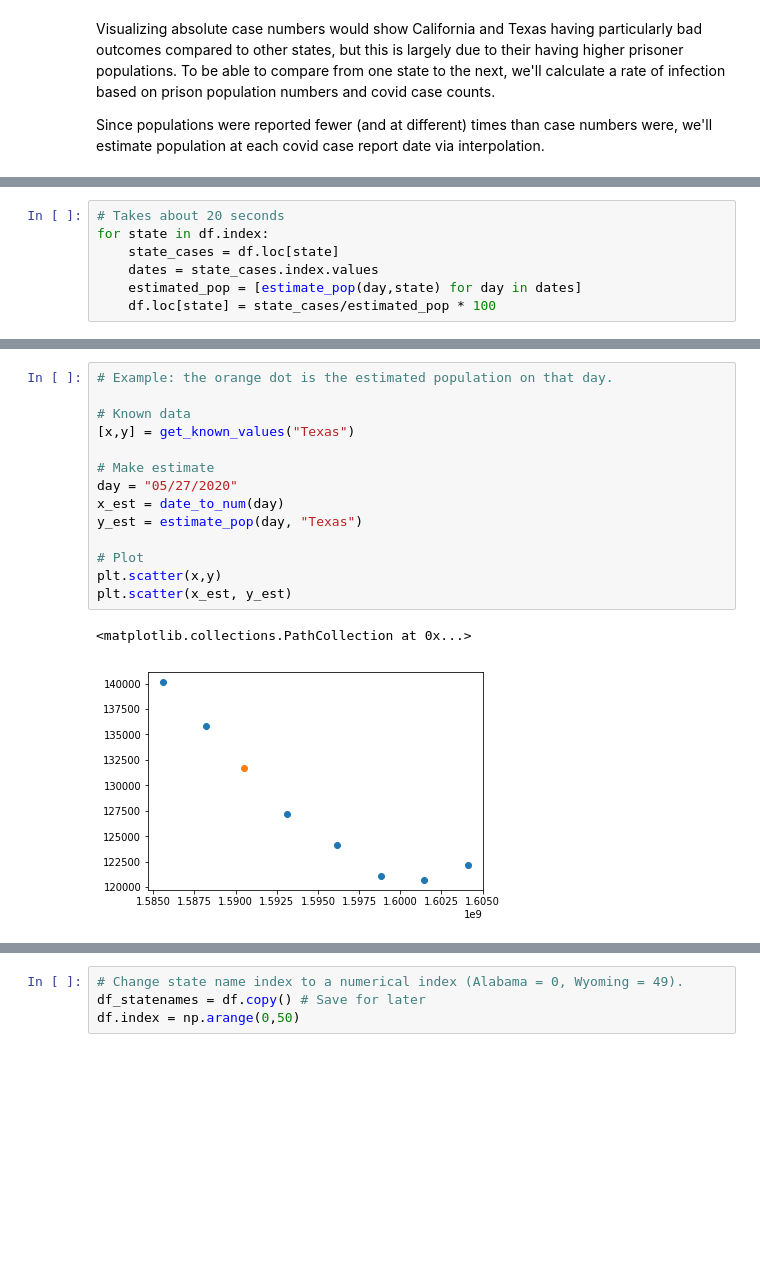
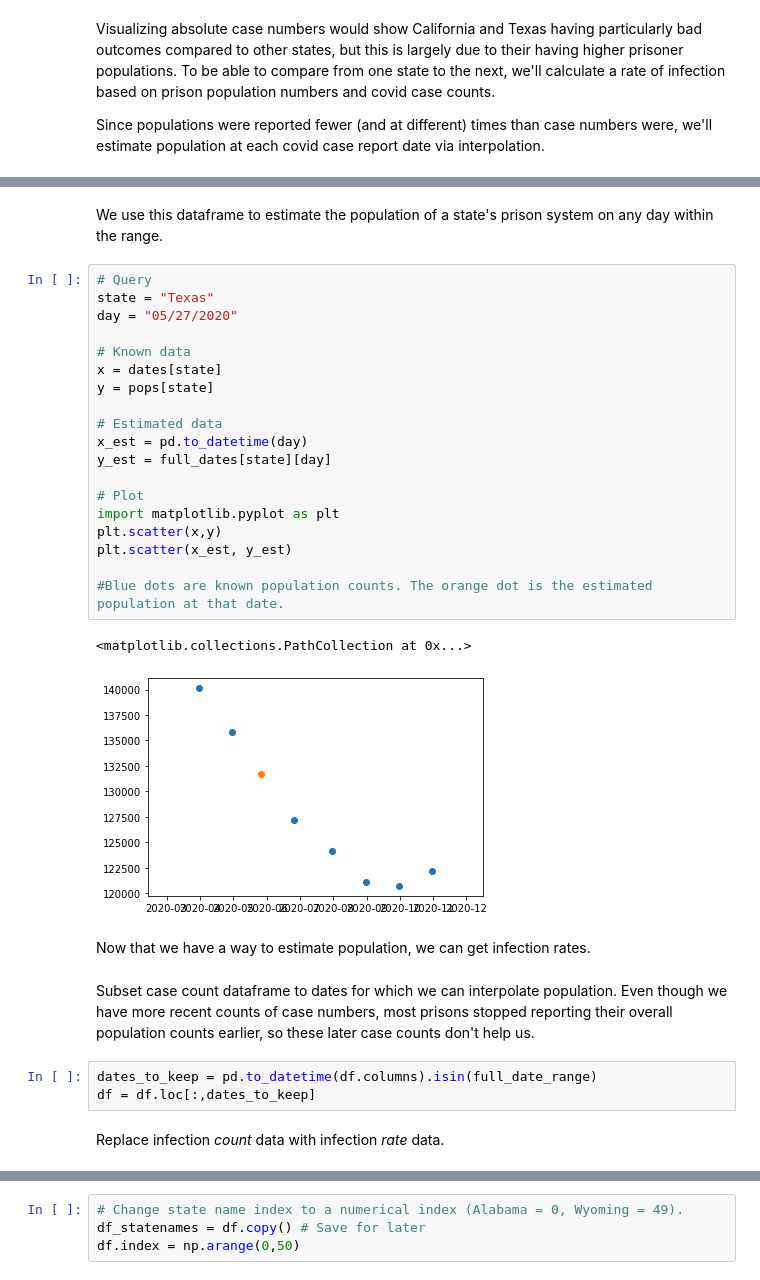
Before and after one commit to william-rice/covid-prisons, a Jupyter notebook: map_viz.ipynb, the cells around one changed output, grey strips where cells are left out. Saved outputs shown, nothing was run; the diff lists cells and outputs as text; blank space fills up the shorter version.

```diff
--- a/map_viz.ipynb
+++ b/map_viz.ipynb
@@ -264,7 +168,0 @@ for state in df.index:
-# %%
-# Takes about 20 seconds
-for state in df.index:
-    state_cases = df.loc[state]
-    dates = state_cases.index.values
-    estimated_pop = [estimate_pop(day,state) for day in dates]
-    df.loc[state] = state_cases/estimated_pop * 100
@@ -282,17 +169,33 @@ df.head()
-# %%
-# Example: the orange dot is the estimated population on that day.
-
-# Known data
-[x,y] = get_known_values("Texas")
-
-# Make estimate
-day = "05/27/2020"
-x_est = date_to_num(day)
-y_est = estimate_pop(day, "Texas")
-
-# Plot
-plt.scatter(x,y)
-plt.scatter(x_est, y_est)
-# %% [output]
-<matplotlib.collections.PathCollection at 0x...>
-[figure, removed]
+# %% [markdown]
+We use this dataframe to estimate the population of a state's prison system on any day within the range.
+# %%
+# Query
+state = "Texas"
+day = "05/27/2020"
+
+# Known data
+x = dates[state]
+y = pops[state]
+
+# Estimated data
+x_est = pd.to_datetime(day)
+y_est = full_dates[state][day]
+
+# Plot
+import matplotlib.pyplot as plt
+plt.scatter(x,y)
+plt.scatter(x_est, y_est)
+
+#Blue dots are known population counts. The orange dot is the estimated population at that date.
+# %% [output]
+<matplotlib.collections.PathCollection at 0x...>
+[figure, added]
+# %% [markdown]
+Now that we have a way to estimate population, we can get infection rates.
+# %% [markdown]
+Subset case count dataframe to dates for which we can interpolate population. Even though we have more recent counts of case numbers, most prisons stopped reporting their overall population counts earlier, so these later case counts don't help us.
+# %%
+dates_to_keep = pd.to_datetime(df.columns).isin(full_date_range)
+df = df.loc[:,dates_to_keep]
+# %% [markdown]
+Replace infection *count* data with infection *rate* data.
```
Also changed, not shown: parts of 33 cells of this notebook, 4 other files.
